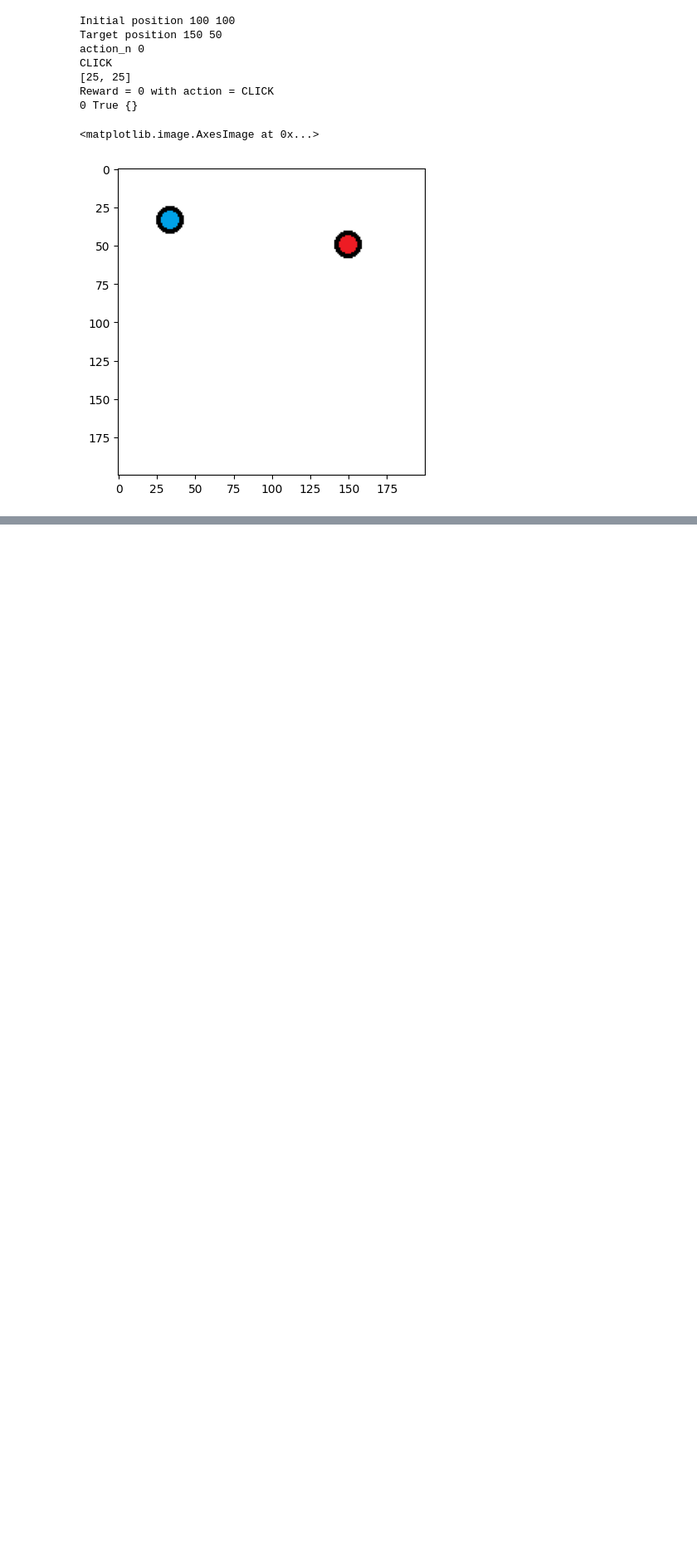
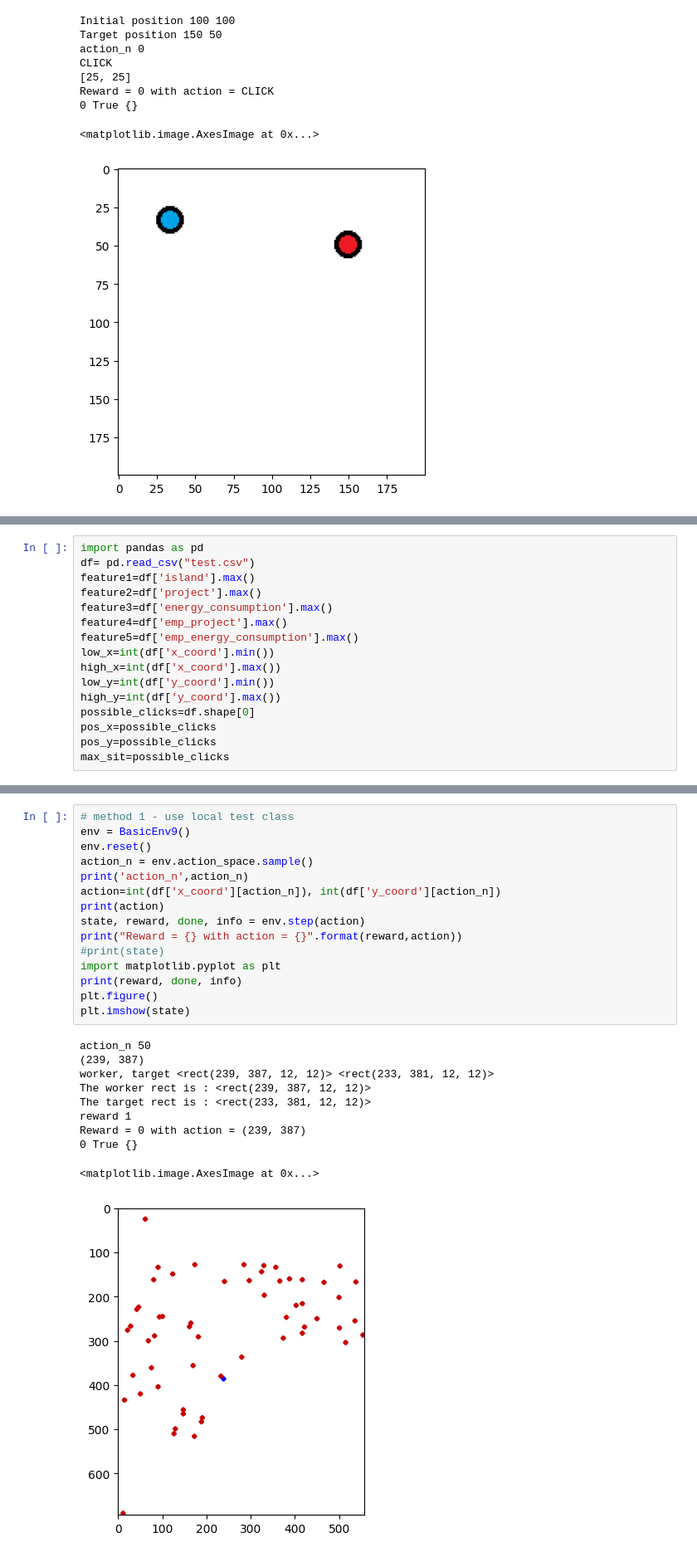
Before and after one commit to ruslanmv/How-to-create-custom-Reinforcement-Learning-environment, a Jupyter notebook: custom_game/gym-basic/1-Load-a-Custom-Gym-Environment.ipynb, the cells around one changed output, grey strips where cells are left out. Shown at 83% size. Saved outputs shown, nothing was run; the diff lists cells and outputs as text; blank space fills up the shorter version.

```diff
--- a/custom_game/gym-basic/1-Load-a-Custom-Gym-Environment.ipynb
+++ b/custom_game/gym-basic/1-Load-a-Custom-Gym-Environment.ipynb
@@ -1295,0 +1760,16 @@ dir(gym.spaces)
+# %%
+import pandas as pd
+df= pd.read_csv("test.csv")
+feature1=df['island'].max()
+feature2=df['project'].max()
+feature3=df['energy_consumption'].max()
+feature4=df['emp_project'].max()
+feature5=df['emp_energy_consumption'].max()
+low_x=int(df['x_coord'].min())
+high_x=int(df['x_coord'].max())
+low_y=int(df['y_coord'].min())
+high_y=int(df['y_coord'].max())
+possible_clicks=df.shape[0]
+pos_x=possible_clicks
+pos_y=possible_clicks
+max_sit=possible_clicks
@@ -1295,0 +1961,26 @@ dir(gym.spaces)
+# %%
+# method 1 - use local test class
+env = BasicEnv9()
+env.reset()
+action_n = env.action_space.sample()
+print('action_n',action_n)
+action=int(df['x_coord'][action_n]), int(df['y_coord'][action_n])
+print(action)
+state, reward, done, info = env.step(action)
+print("Reward = {} with action = {}".format(reward,action))
+#print(state)
+import matplotlib.pyplot as plt
+print(reward, done, info)
+plt.figure()
+plt.imshow(state)
+# %% [output]
+action_n 50
+(239, 387)
+worker, target <rect(239, 387, 12, 12)> <rect(233, 381, 12, 12)>
+The worker rect is : <rect(239, 387, 12, 12)>
+The target rect is : <rect(233, 381, 12, 12)>
+reward 1
+Reward = 0 with action = (239, 387)
+0 True {}
+<matplotlib.image.AxesImage at 0x...>
+[figure, added]
```
Also changed, not shown: parts of 88 cells of this notebook, 3 other files.
